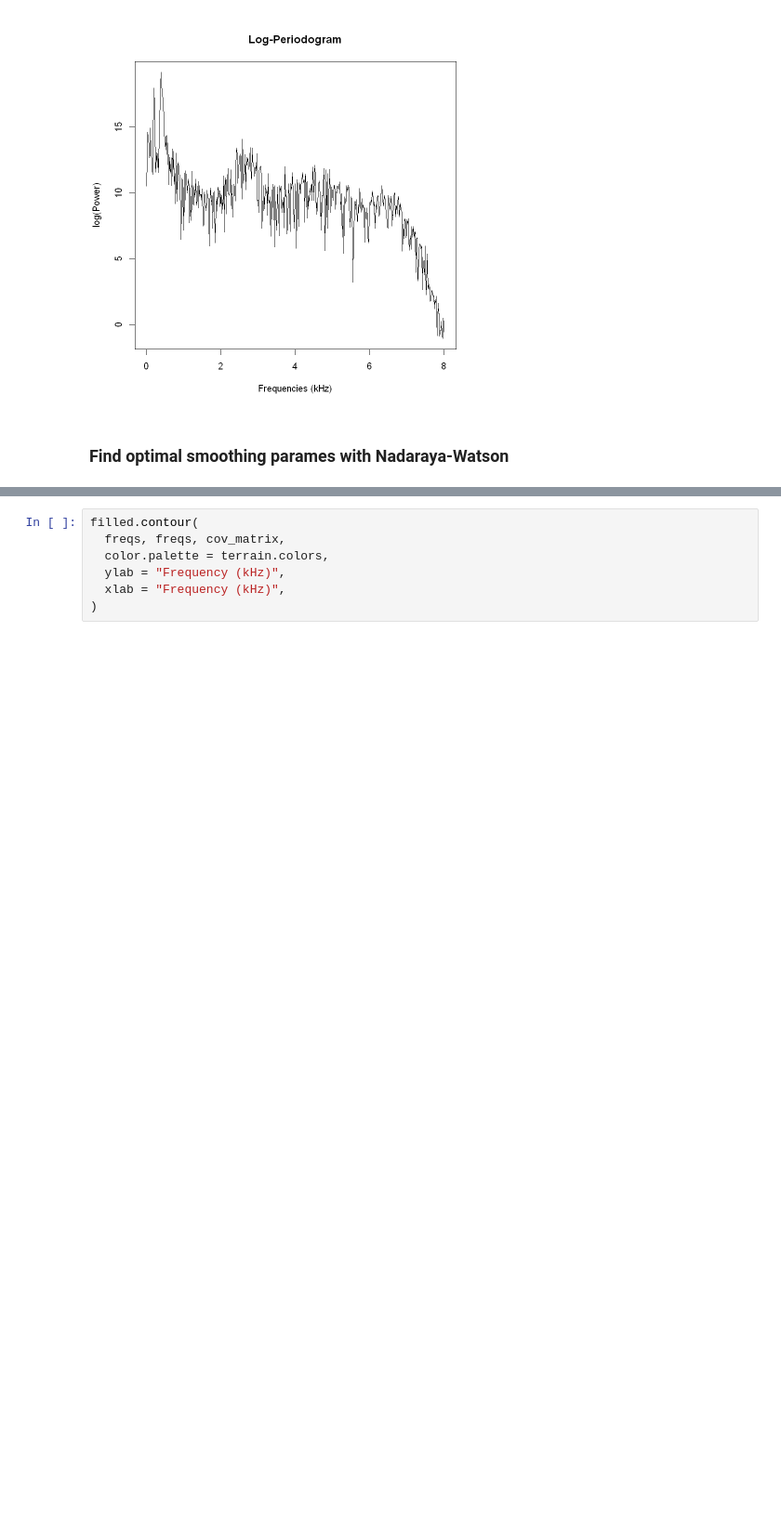
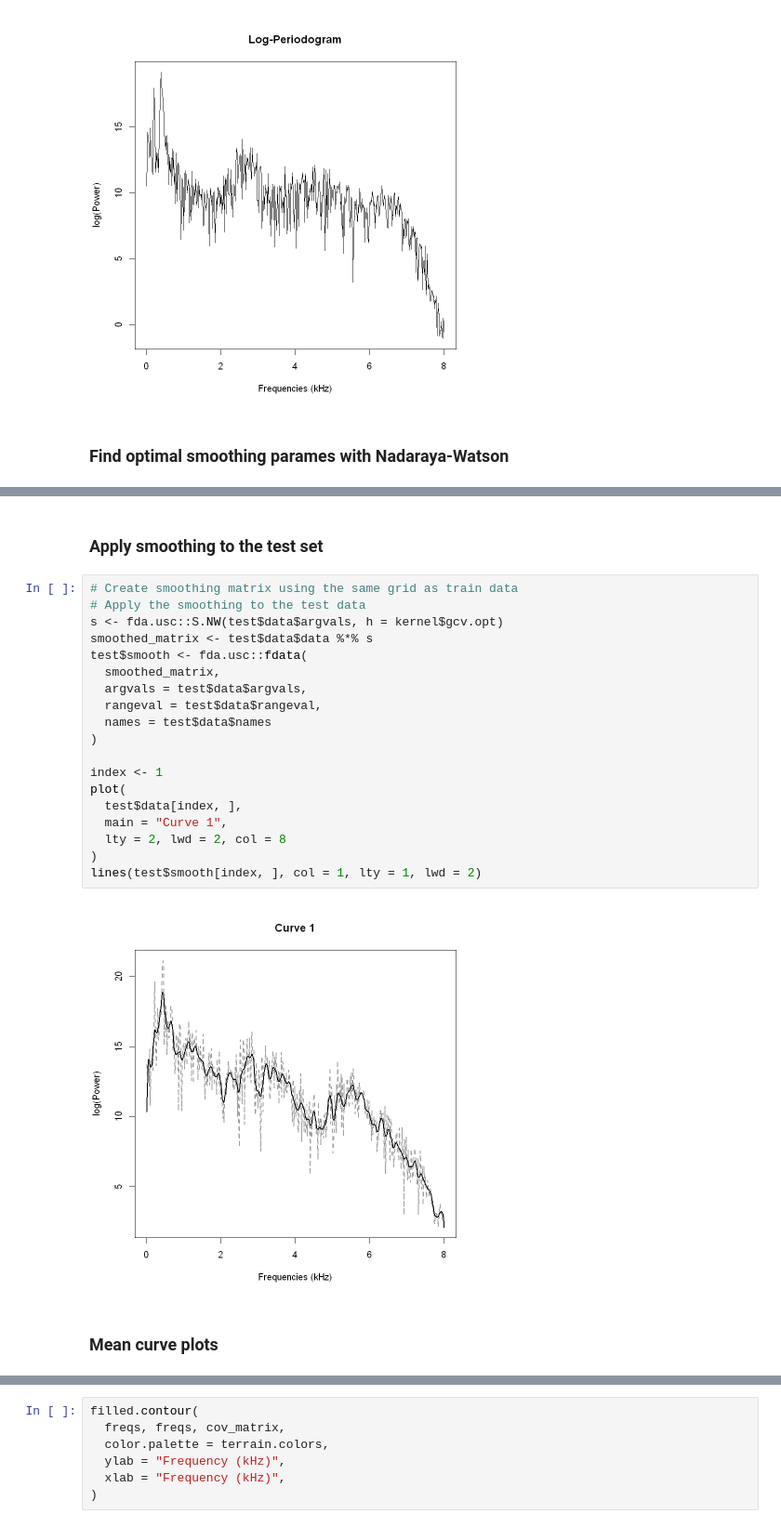
Before and after one commit to robertmackevic/fda-project, a Jupyter notebook: final.ipynb, the cells around one changed output, grey strips where cells are left out. Shown at 93% size. Drawn from its saved outputs; the diff is of its cells as text; blank space fills up the shorter version.

```diff
--- a/final.ipynb
+++ b/final.ipynb
@@ -169,6 +180,31 @@ Optimal smoothing parameter: 0.03781162
 [figure]
 [figure]
 [figure]
+# %% [markdown]
+### Apply smoothing to the test set
+# %%
+# Create smoothing matrix using the same grid as train data
+# Apply the smoothing to the test data
+s <- fda.usc::S.NW(test$data$argvals, h = kernel$gcv.opt)
+smoothed_matrix <- test$data$data %*% s
+test$smooth <- fda.usc::fdata(
+  smoothed_matrix,
+  argvals = test$data$argvals,
+  rangeval = test$data$rangeval,
+  names = test$data$names
+)
+
+index <- 1
+plot(
+  test$data[index, ],
+  main = "Curve 1",
+  lty = 2, lwd = 2, col = 8
+)
+lines(test$smooth[index, ], col = 1, lty = 1, lwd = 2)
+# %% [output]
+[figure, added]
+# %% [markdown]
+### Mean curve plots
 # %%
 class_labels <- levels(train$labels)
 num_classes <- length(class_labels)
```
Also changed, not shown: parts of 23 cells of this notebook.
